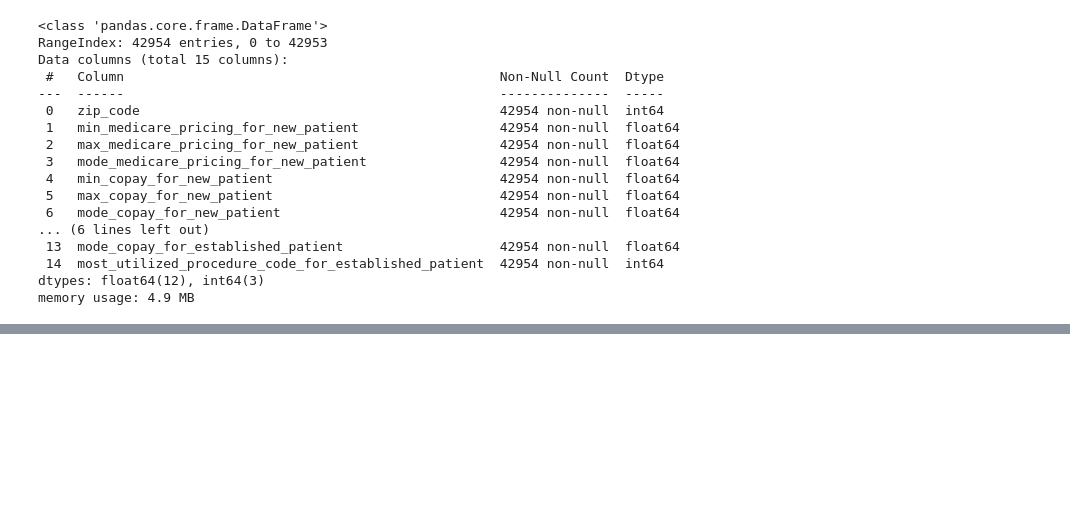
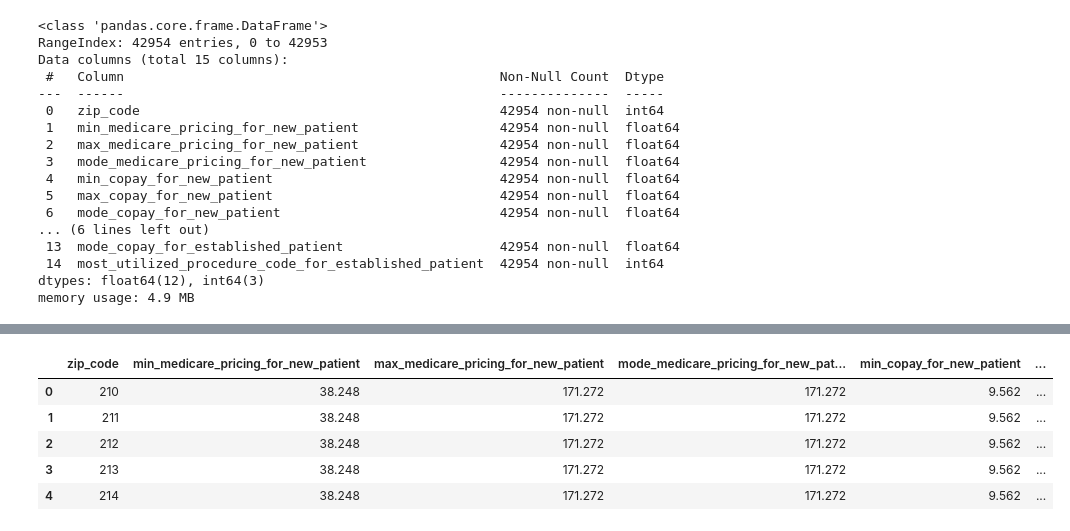
Before and after one commit to HeyThatsViv/stats-practice, a Jupyter notebook: Medicare and medicaid project.ipynb, the cells around one changed output, grey strips where cells are left out. Drawn from its saved outputs; the diff is of its cells as text; code cells hidden in the pictures; blank space fills up the shorter version.

```diff
--- a/Medicare and medicaid project.ipynb
+++ b/Medicare and medicaid project.ipynb
@@ -66,0 +124,9 @@ memory usage: 4.9 MB
+# %%
+surgical.head()
+# %% [output]
+|  | zip_code | min_medicare_pricing_for_new_patient | max_medicare_pricing_for_new_patient | mode_medicare_pricing_for_new_pat... | min_copay_for_new_patient | ... |
+| 0 | 210 | 38.248 | 171.272 | 171.272 | 9.562 | ... |
+| 1 | 211 | 38.248 | 171.272 | 171.272 | 9.562 | ... |
+| 2 | 212 | 38.248 | 171.272 | 171.272 | 9.562 | ... |
+| 3 | 213 | 38.248 | 171.272 | 171.272 | 9.562 | ... |
+| 4 | 214 | 38.248 | 171.272 | 171.272 | 9.562 | ... |
```
Also changed, not shown: parts of 7 cells of this notebook, 2 other files.
